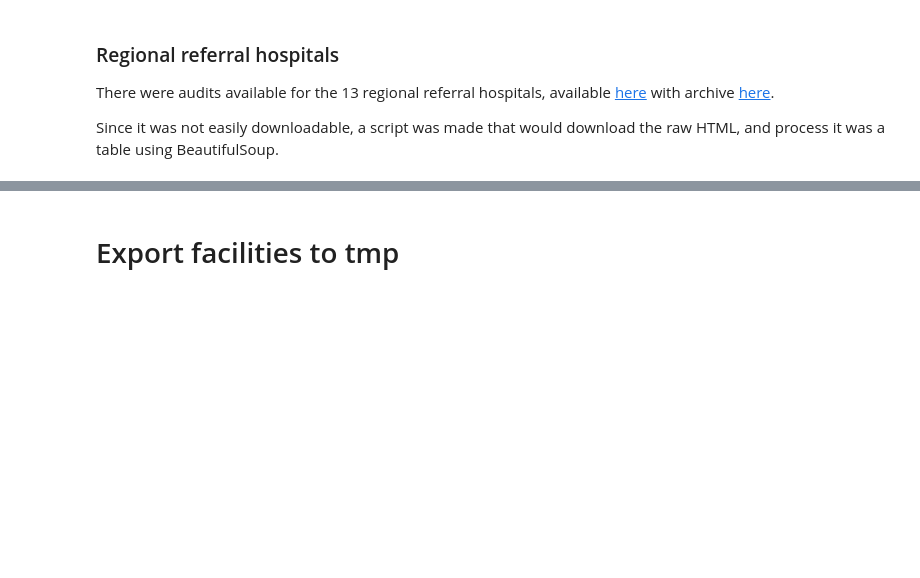
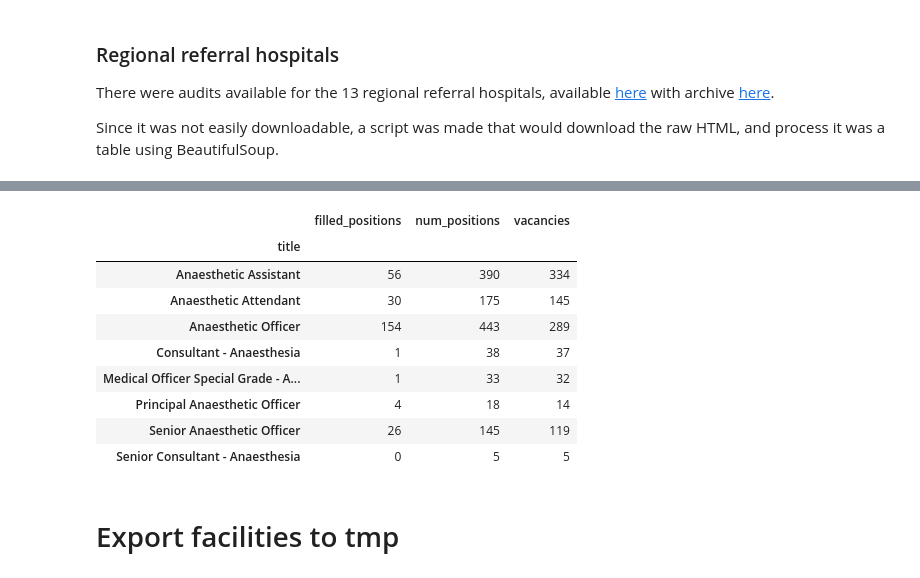
Before and after one commit to alexgoodell/uganda-model, a Jupyter notebook: notebooks/Facilities.ipynb, the cells around one changed output, grey strips where cells are left out. Cells and saved outputs as stored; diff of their text form; code cells hidden in the pictures; blank space fills up the shorter version.

```diff
--- a/notebooks/Facilities.ipynb
+++ b/notebooks/Facilities.ipynb
@@ -721,2 +979,15 @@ vac_df
+# %%
+pd.pivot_table(adf, values=['num_positions','filled_positions', 'vacancies'], index=['title'], aggfunc=np.sum)
+# %% [output]
+|  | filled_positions | num_positions | vacancies |
+| title |  |  |  |
+| Anaesthetic Assistant | 56 | 390 | 334 |
+| Anaesthetic Attendant | 30 | 175 | 145 |
+| Anaesthetic Officer | 154 | 443 | 289 |
+| Consultant - Anaesthesia | 1 | 38 | 37 |
+| Medical Officer Special Grade - A... | 1 | 33 | 32 |
+| Principal Anaesthetic Officer | 4 | 18 | 14 |
+| Senior Anaesthetic Officer | 26 | 145 | 119 |
+| Senior Consultant - Anaesthesia | 0 | 5 | 5 |
 # %% [markdown]
 # Export facilities to tmp
```
Also changed, not shown: parts of 26 cells of this notebook, 54 other files.
